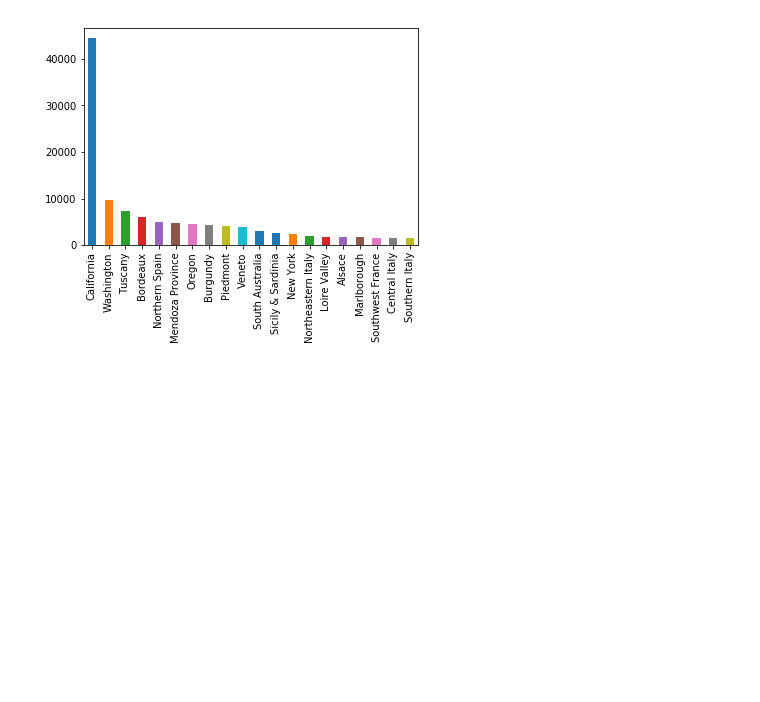
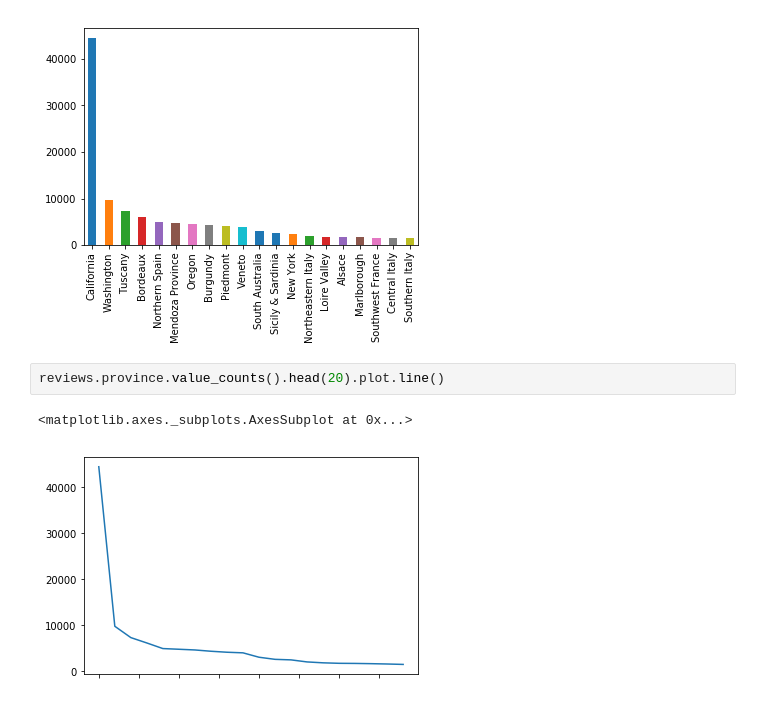
Before and after one commit to igorlpa/Estudo_Python, a Jupyter notebook: kaggle/Data Visualization.ipynb, the cells around one changed output. Saved outputs shown, nothing was run; the diff lists cells and outputs as text; blank space fills up the shorter version.

```diff
--- a/kaggle/Data Visualization.ipynb
+++ b/kaggle/Data Visualization.ipynb
@@ -14,3 +14,8 @@ reviews.province.value_counts().head(20).plot.bar()
 # %% [output]
 <matplotlib.axes._subplots.AxesSubplot at 0x...>
 [figure]
+# %%
+reviews.province.value_counts().head(20).plot.line()
+# %% [output]
+<matplotlib.axes._subplots.AxesSubplot at 0x...>
+[figure, added]
```
Also changed, not shown: parts of 28 cells of this notebook.
